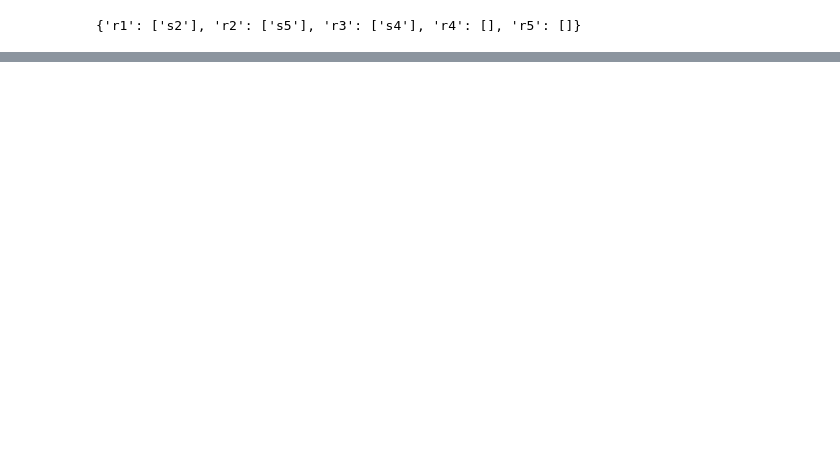
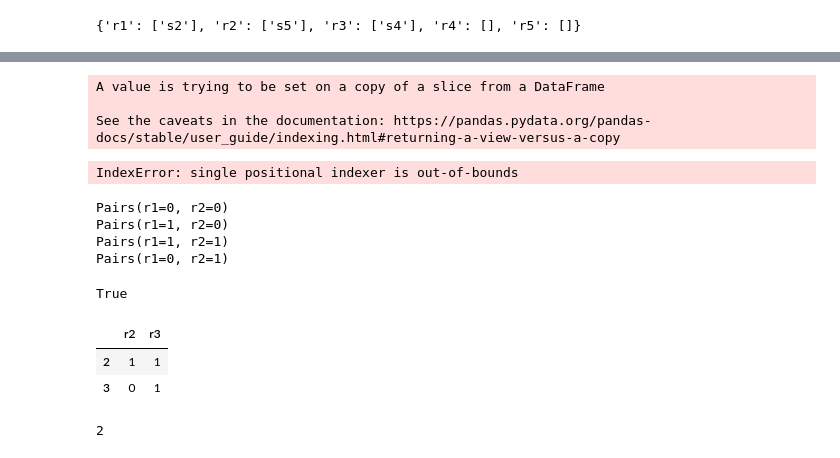
Before and after one commit to fswu0831/RTOS_sample_Algorithm, a Jupyter notebook: Reachability-Testing-tways.ipynb, the cells around one changed output, grey strips where cells are left out. Saved outputs shown, nothing was run; the diff lists cells and outputs as text; code cells hidden in the pictures; blank space fills up the shorter version.

```diff
--- a/Reachability-Testing-tways.ipynb
+++ b/Reachability-Testing-tways.ipynb
@@ -515,0 +590,78 @@ race_set
+# %%
+for way in range(t_way,len(Qr[0])): #1列ずつ足していくためのループ
+    new_event=Qr[0].iloc[way]
+
+    if (len(race_set[Qr[0].iloc[way].ID]))>0: #raceがあるかどうか確認
+        pi=[]
+        heading=table.columns
+        for i in range(len(heading)):
+            pi.append(pd.DataFrame({heading[i]:[],new_event.ID:[]}))
+            heading2=pi[i].columns
+            for j in range(len(heading2)):
+                new_row=pd.Series([])
+                for k, pairs in enumerate(AllPairs(parameters)):
+                    new_row[len(new_row)]=pairs[j]
+                pi[i][heading2[j]]=new_row
+            pi[i]=pi[i][pi[i].sum(axis=1)!=0]
+
+        table[new_event.ID]=''
+        for index in range(len(table)):#tableのループ
+            match_count_array=[]
+            for race_num in range(len(race_set[Qr[0].iloc[way].ID])+1): #raceの数だけループ
+                match_count_array.append(0)
+                check_array=table.iloc[index]
+                check_array[new_event.ID]=race_num
+                for i in range(len(pi)):#piごとにループ
+                    check_array_edit=check_array[pi[i].columns]
+                    for j in range(len(pi[i])):
+                        if (check_array_edit==pi[i].iloc[j]).all():
+                            match_count_array[race_num]+=1
+            max_value=max(match_count_array) #raceの中からカバーできる最大値を取得
+            max_index=match_count_array.index(max_value)
+            table.at[index,new_event.ID]=max_index #tableに新しいデータを追加
+                #ついかした組み合わせがあるものを削除
+            delete_array=table.iloc[index]
+            for i in range(len(pi)):
+                delete_array_edit=delete_array[pi[i].columns]
+                for j in range(len(pi[i])):
+                    if (delete_array_edit==pi[i].iloc[j]).all():
+                        pi[i].drop(j,inplace=True)
+                pi[i]=pi[i].reset_index(drop=True)
+# %% [output]
+A value is trying to be set on a copy of a slice from a DataFrame
+
+See the caveats in the documentation: https://pandas.pydata.org/pandas-docs/stable/user_guide/indexing.html#returning-a-view-versus-a-copy
+IndexError: single positional indexer is out-of-bounds
+# %%
+from collections import OrderedDict
+from allpairspy import AllPairs
+#def horizontal_growth(table):
+parameters_dict={}
+heading=table.columns.values
+for i in range(len(heading)):
+    parameters_dict[heading[i]]=[]
+    for j in range(len(race_set[heading[i]])+1):
+        parameters_dict[heading[i]].append(j)
+
+parameters=OrderedDict(parameters_dict)
+for i, pairs in enumerate(AllPairs(parameters)):
+    print(pairs)
+# %% [output]
+Pairs(r1=0, r2=0)
+Pairs(r1=1, r2=0)
+Pairs(r1=1, r2=1)
+Pairs(r1=0, r2=1)
+# %%
+(table.iloc[0]==table.iloc[0]).all()
+# %% [output]
+True
+# %%
+pi[i]
+# %% [output]
+|  | r2 | r3 |
+| 2 | 1 | 1 |
+| 3 | 0 | 1 |
+# %%
+j
+# %% [output]
+2
```
Also changed, not shown: parts of 8 cells of this notebook, 2 other files.
